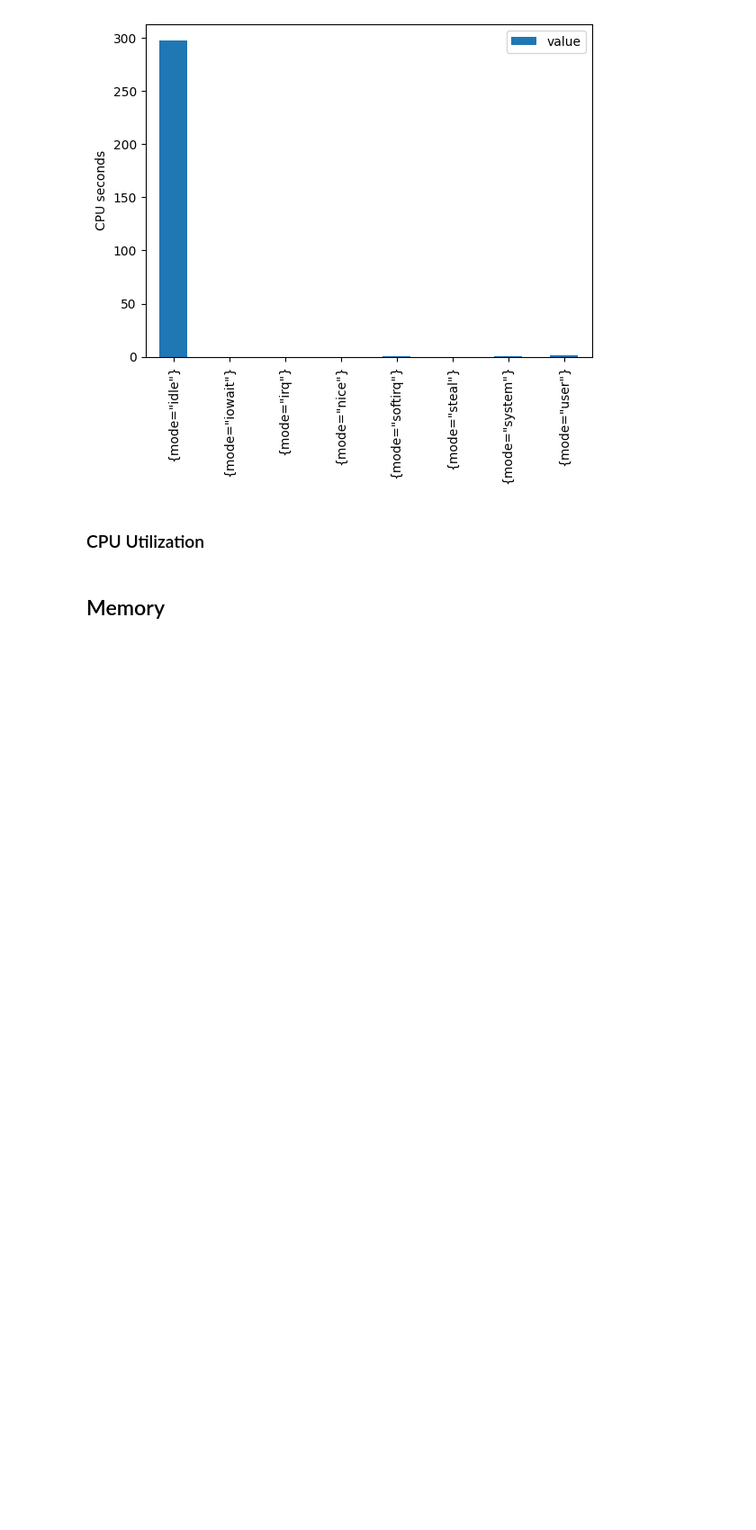
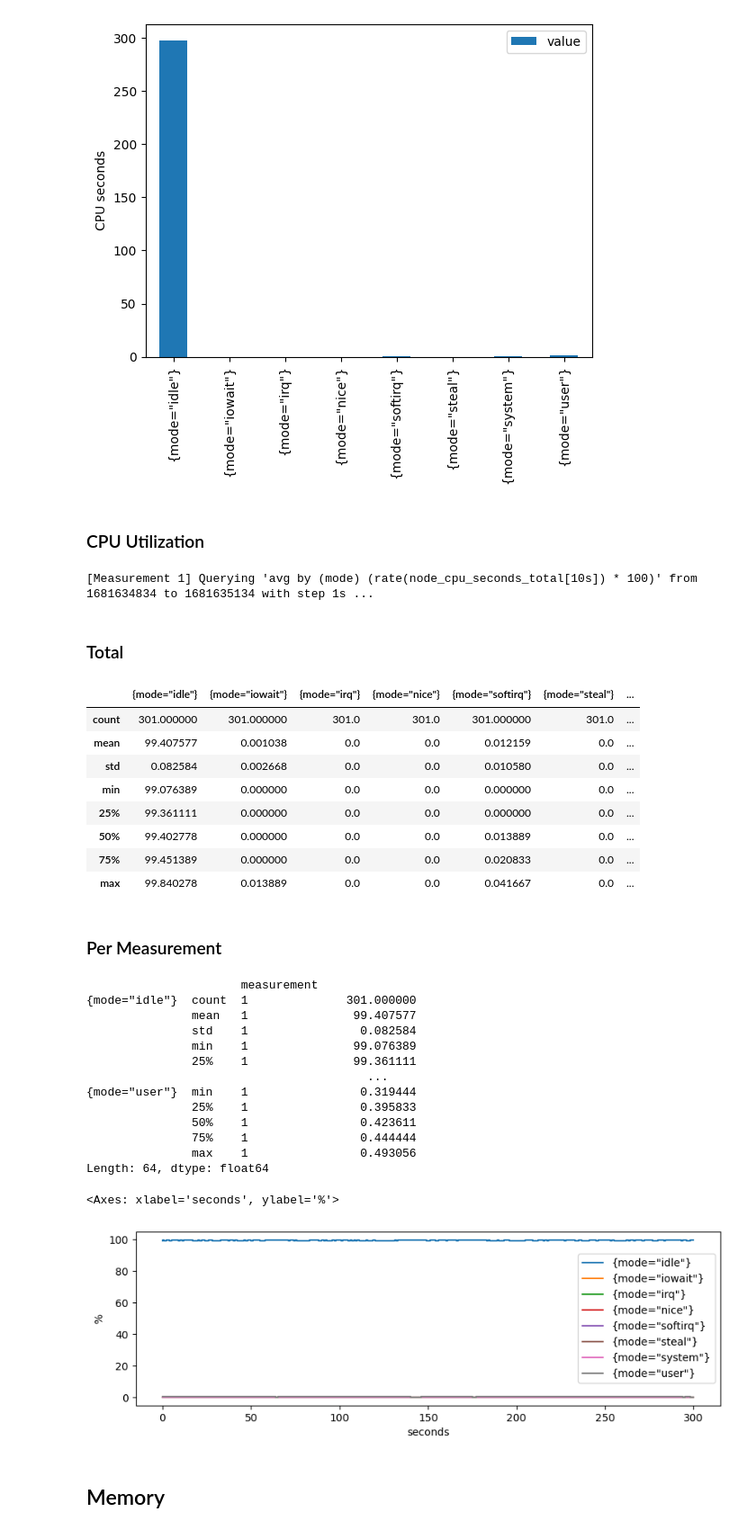
Before and after one commit to twobiers/software-architecture-sustainability-experiment, a Jupyter notebook: results/analysis.ipynb, the cells around one changed output. Shown at 90% size. Cells and saved outputs as stored; diff of their text form; code cells hidden in the pictures; blank space fills up the shorter version.

Commit message:
rename result variables

```diff
--- a/results/analysis.ipynb
+++ b/results/analysis.ipynb
@@ -165,5 +168,5 @@ bm
 # %% [markdown]
 ## Power Stats
 # %%
-result = prepare_power_metrics(bm)
+power_metrics = prepare_power_metrics(bm)
 # %% [output]
@@ -294,12 +297,40 @@ dtype: float64
 # %% [markdown]
 ### CPU Utilization
 # %%
-result = prepare_cpu_utilization(bm)
-describe_measurement_dataframe(result)
+cpu_utilization = prepare_cpu_utilization(bm)
+describe_measurement_dataframe(cpu_utilization)
 
-grouped_mean = result.groupby(by=['seconds']).mean()
+grouped_mean = power_metrics.groupby(by=['seconds']).mean()
 grouped_mean.drop(['measurement'], inplace=True, axis=1)
 grouped_mean.plot(drawstyle='steps',figsize=(10,3),ylim=(-5,105),ylabel='%')
+# %% [output]
+[Measurement 1] Querying 'avg by (mode) (rate(node_cpu_seconds_total[10s]) * 100)' from 1681634834 to 1681635134 with step 1s ...
+### Total
+|  | {mode="idle"} | {mode="iowait"} | {mode="irq"} | {mode="nice"} | {mode="softirq"} | {mode="steal"} | ... |
+| count | 301.000000 | 301.000000 | 301.0 | 301.0 | 301.000000 | 301.0 | ... |
+| mean | 99.407577 | 0.001038 | 0.0 | 0.0 | 0.012159 | 0.0 | ... |
+| std | 0.082584 | 0.002668 | 0.0 | 0.0 | 0.010580 | 0.0 | ... |
+| min | 99.076389 | 0.000000 | 0.0 | 0.0 | 0.000000 | 0.0 | ... |
+| 25% | 99.361111 | 0.000000 | 0.0 | 0.0 | 0.000000 | 0.0 | ... |
+| 50% | 99.402778 | 0.000000 | 0.0 | 0.0 | 0.013889 | 0.0 | ... |
+| 75% | 99.451389 | 0.000000 | 0.0 | 0.0 | 0.020833 | 0.0 | ... |
+| max | 99.840278 | 0.013889 | 0.0 | 0.0 | 0.041667 | 0.0 | ... |
+### Per Measurement
+                      measurement
+{mode="idle"}  count  1              301.000000
+               mean   1               99.407577
+               std    1                0.082584
+               min    1               99.076389
+               25%    1               99.361111
+                                        ...
+{mode="user"}  min    1                0.319444
+               25%    1                0.395833
+               50%    1                0.423611
+               75%    1                0.444444
+               max    1                0.493056
+Length: 64, dtype: float64
+<Axes: xlabel='seconds', ylabel='%'>
+[figure, added]
 # %% [markdown]
 ## Memory
 # %%
```
Also changed, not shown: parts of 16 cells of this notebook.
